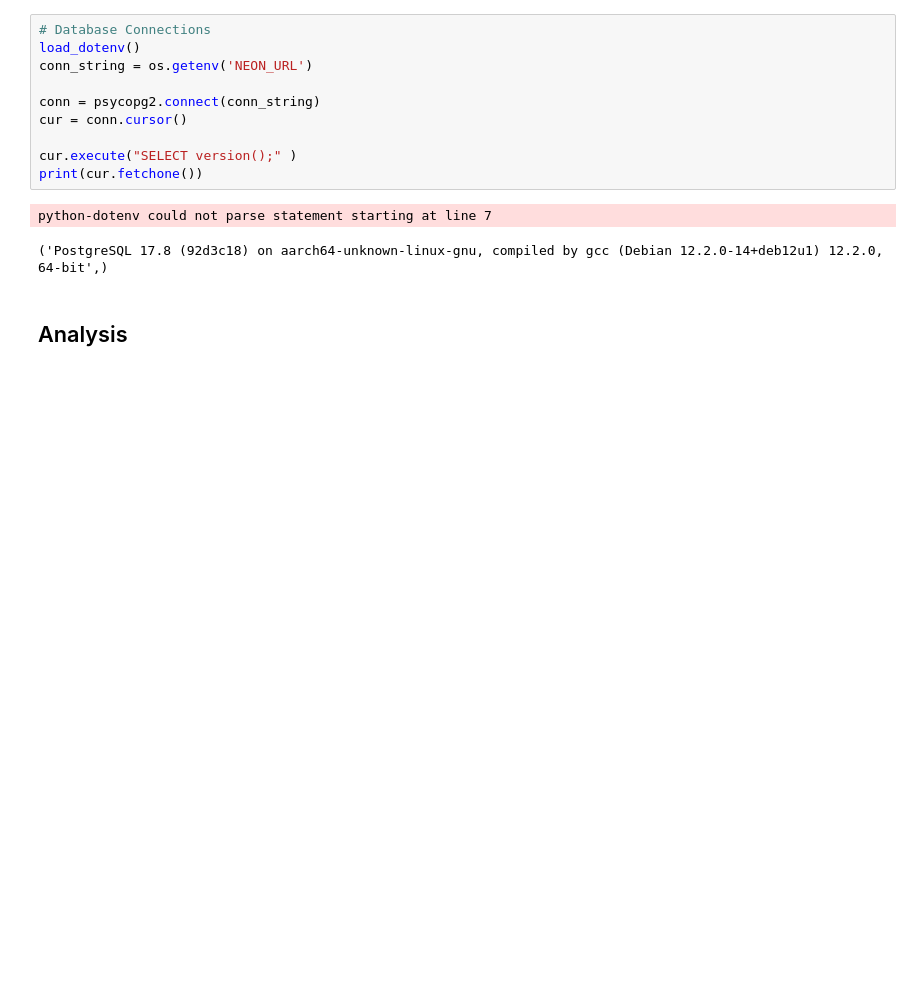
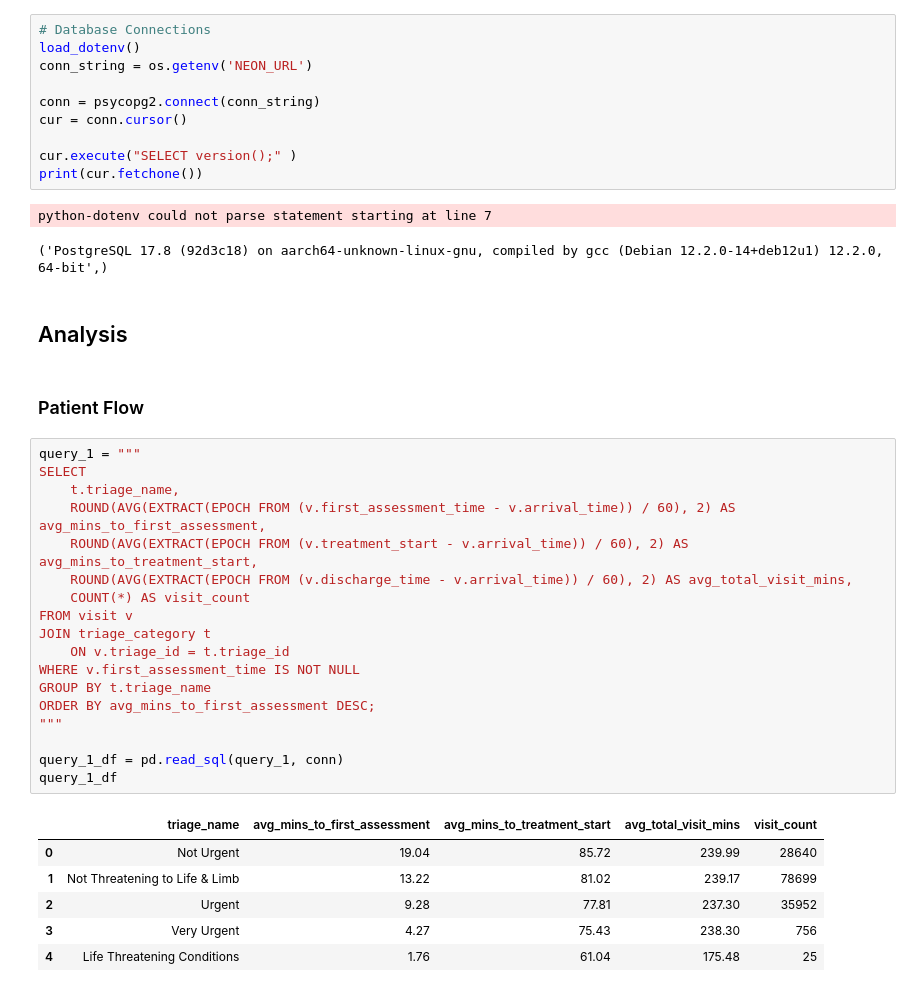
Before and after one commit to AyoubGutin/ae-database-project, a Jupyter notebook: notebooks/ae_reporting_analysis.ipynb, the cells around one changed output. Drawn from its saved outputs; the diff is of its cells as text; blank space fills up the shorter version.

```diff
--- a/notebooks/ae_reporting_analysis.ipynb
+++ b/notebooks/ae_reporting_analysis.ipynb
@@ -34,3 +36,30 @@ python-dotenv could not parse statement starting at line 7
 ('PostgreSQL 17.8 (92d3c18) on aarch64-unknown-linux-gnu, compiled by gcc (Debian 12.2.0-14+deb12u1) 12.2.0, 64-bit',)
 # %% [markdown]
 ## Analysis
+# %% [markdown]
+### Patient Flow
+# %%
+query_1 = """
+SELECT
+    t.triage_name,
+    ROUND(AVG(EXTRACT(EPOCH FROM (v.first_assessment_time - v.arrival_time)) / 60), 2) AS avg_mins_to_first_assessment,
+    ROUND(AVG(EXTRACT(EPOCH FROM (v.treatment_start - v.arrival_time)) / 60), 2) AS avg_mins_to_treatment_start,
+    ROUND(AVG(EXTRACT(EPOCH FROM (v.discharge_time - v.arrival_time)) / 60), 2) AS avg_total_visit_mins,
+    COUNT(*) AS visit_count
+FROM visit v
+JOIN triage_category t
+    ON v.triage_id = t.triage_id
+WHERE v.first_assessment_time IS NOT NULL
+GROUP BY t.triage_name
+ORDER BY avg_mins_to_first_assessment DESC;
+"""
+
+query_1_df = pd.read_sql(query_1, conn)
+query_1_df
+# %% [output]
+|  | triage_name | avg_mins_to_first_assessment | avg_mins_to_treatment_start | avg_total_visit_mins | visit_count |
+| 0 | Not Urgent | 19.04 | 85.72 | 239.99 | 28640 |
+| 1 | Not Threatening to Life & Limb | 13.22 | 81.02 | 239.17 | 78699 |
+| 2 | Urgent | 9.28 | 77.81 | 237.30 | 35952 |
+| 3 | Very Urgent | 4.27 | 75.43 | 238.30 | 756 |
+| 4 | Life Threatening Conditions | 1.76 | 61.04 | 175.48 | 25 |
```
Also changed, not shown: parts of 2 cells of this notebook.
